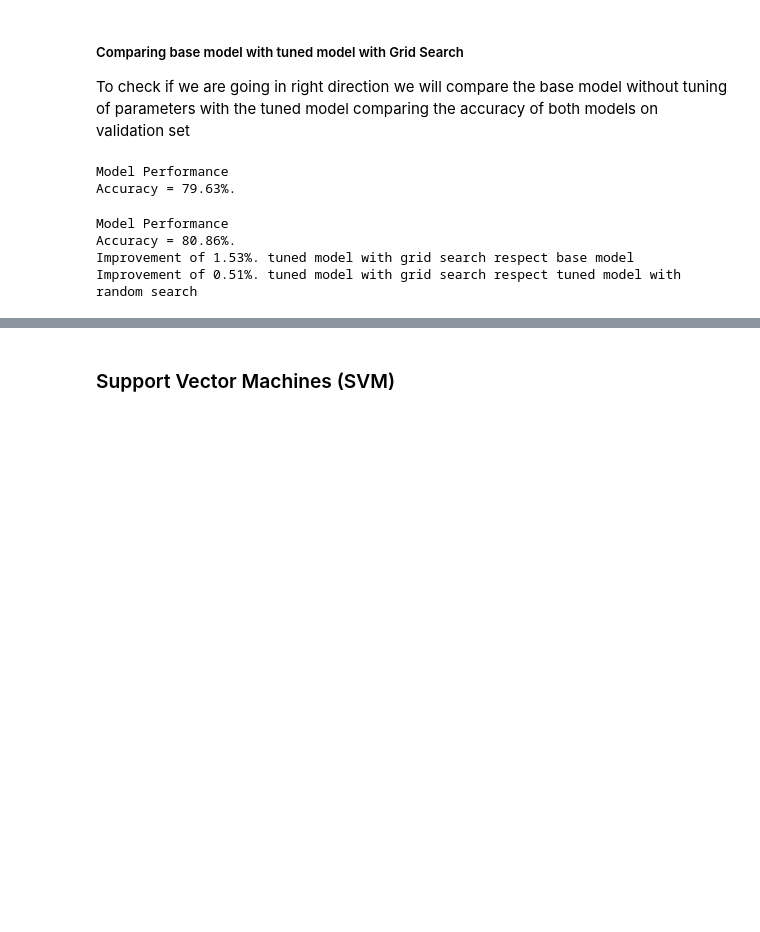
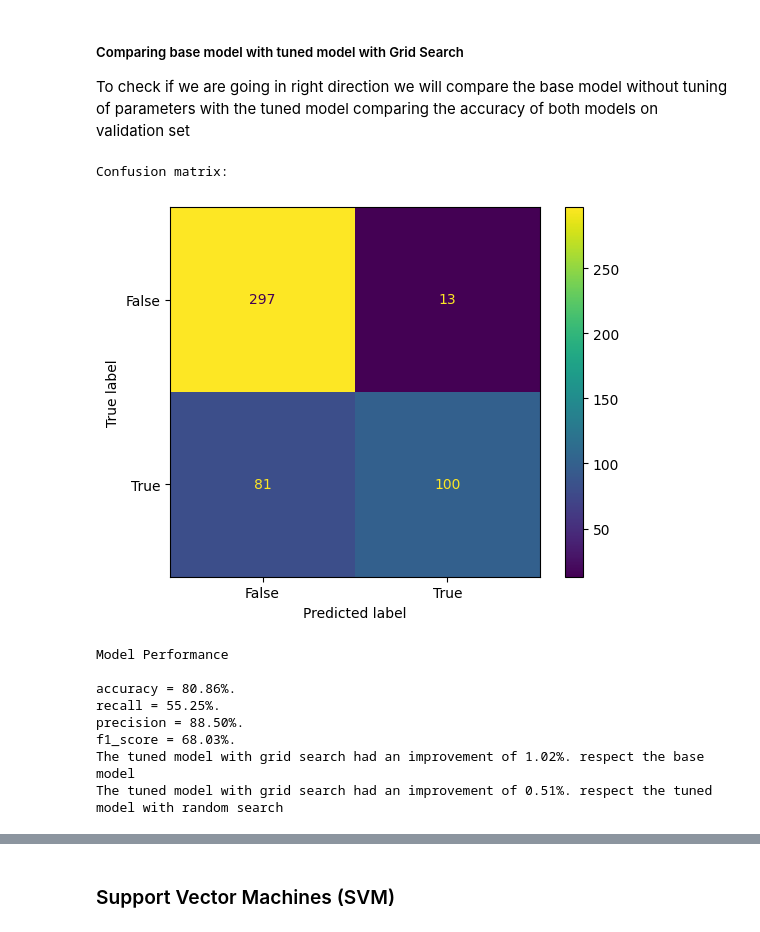
Before and after one commit to opon13/Drinking-water-potability-analysis-in-Python, a Jupyter notebook: Model-building phase.ipynb, the cells around one changed output, grey strips where cells are left out. Drawn from its saved outputs; the diff is of its cells as text; code cells hidden in the pictures; blank space fills up the shorter version.

```diff
--- a/Model-building phase.ipynb
+++ b/Model-building phase.ipynb
@@ -312,26 +303,27 @@ rf_grid.best_params_
 ##### Comparing base model with tuned model with Grid Search
 To check if we are going in right direction we will compare the base model without tuning of parameters with the tuned model comparing the accuracy of both models on validation set
 # %%
-# Training base model
-base_model = RandomForestClassifier(n_estimators = 10, random_state = random_seed)
-base_model.fit(X_train100, y_train100)
-#Computing the base model accuracy
-base_accuracy = evaluate(base_model, X_val100, y_val100)
-
 # Training tuned model
-best_grid =  RandomForestClassifier(bootstrap = True,criterion='log_loss',max_depth=10,max_features='auto',
+rf_final =  RandomForestClassifier(bootstrap = True,criterion='log_loss',max_depth=10,max_features='auto',
                                       min_samples_leaf=2,min_samples_split=15,n_estimators=1500,
                                       random_state=random_seed)
-best_grid.fit(X_train100,y_train100)
+rf_final.fit(X_train100,y_train100)
 #Computing the tuned model accuracy
-grid_accuracy = evaluate(best_grid, X_val100, y_val100)
+rf_grid_metrics = evaluate(rf_final, X_val100, y_val100,conf_matrix=True)
 
-print('Improvement of {:0.2f}%. tuned model with grid search respect base model'.format( 100 * (grid_accuracy - base_accuracy) / base_accuracy))
-print('Improvement of {:0.2f}%. tuned model with grid search respect tuned model with random search'.format( 100 * (grid_accuracy - random_accuracy) / random_accuracy))
+print('The tuned model with grid search had an improvement of {:0.2f}%. respect the base model'
+                        .format( 100 * (rf_grid_metrics[0] - rf_base_metrics[0]) / rf_base_metrics[0]))
+
+print('The tuned model with grid search had an improvement of {:0.2f}%. respect the tuned  model with random search'
+                        .format( 100 * (rf_grid_metrics[0] - rf_random_metrics[0]) / rf_random_metrics[0]))
 # %% [output]
-Model Performance
-Accuracy = 79.63%.
+Confusion matrix:
+[figure, added]
 Model Performance
-Accuracy = 80.86%.
-Improvement of 1.53%. tuned model with grid search respect base model
-Improvement of 0.51%. tuned model with grid search respect tuned model with random search
+
+accuracy = 80.86%.
+recall = 55.25%.
+precision = 88.50%.
+f1_score = 68.03%.
+The tuned model with grid search had an improvement of 1.02%. respect the base model
+The tuned model with grid search had an improvement of 0.51%. respect the tuned  model with random search
```
Also changed, not shown: parts of 38 cells of this notebook.
